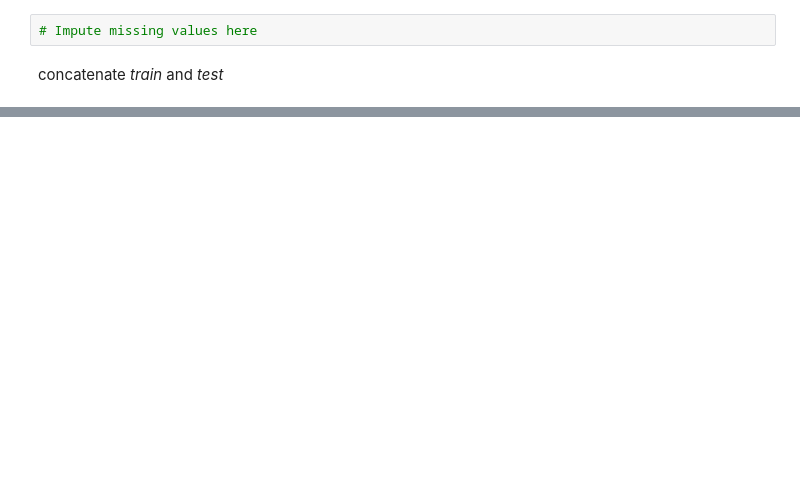
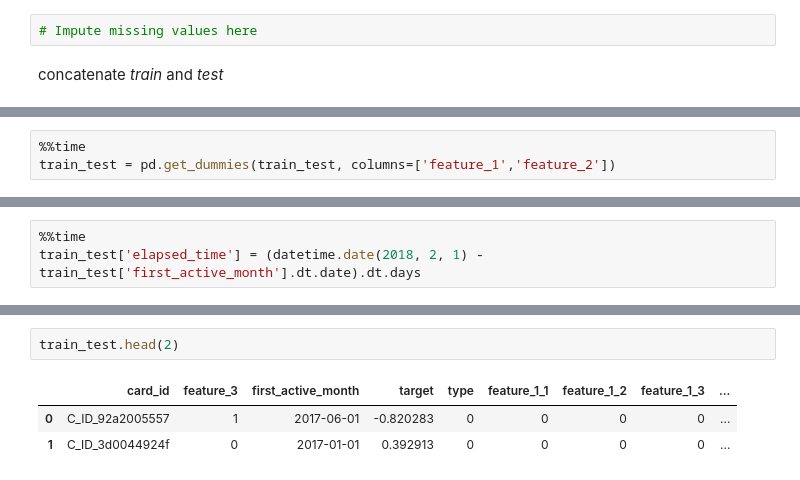
Before and after one commit to Qile-Paul-Chen/Kaggle-Elo-Merchant-Category-Recommendation, a Jupyter notebook: notebooks/1_feature_engineering.ipynb, the cells around one changed output, grey strips where cells are left out. Drawn from its saved outputs; the diff is of its cells as text; blank space fills up the shorter version.

```diff
--- a/notebooks/1_feature_engineering.ipynb
+++ b/notebooks/1_feature_engineering.ipynb
@@ -75,0 +100,3 @@ merchants.to_pickle('../processed_data/merchants.pkl')
+# %%
+%%time
+train_test = pd.get_dummies(train_test, columns=['feature_1','feature_2'])
@@ -75,0 +107,3 @@ merchants.to_pickle('../processed_data/merchants.pkl')
+# %%
+%%time
+train_test['elapsed_time'] = (datetime.date(2018, 2, 1) - train_test['first_active_month'].dt.date).dt.days
@@ -75,0 +112,6 @@ merchants.to_pickle('../processed_data/merchants.pkl')
+# %%
+train_test.head(2)
+# %% [output]
+|  | card_id | feature_3 | first_active_month | target | type | feature_1_1 | feature_1_2 | feature_1_3 | ... |
+| 0 | C_ID_92a2005557 | 1 | 2017-06-01 | -0.820283 | 0 | 0 | 0 | 0 | ... |
+| 1 | C_ID_3d0044924f | 0 | 2017-01-01 | 0.392913 | 0 | 0 | 0 | 0 | ... |
```
Also changed, not shown: parts of 35 cells of this notebook.
